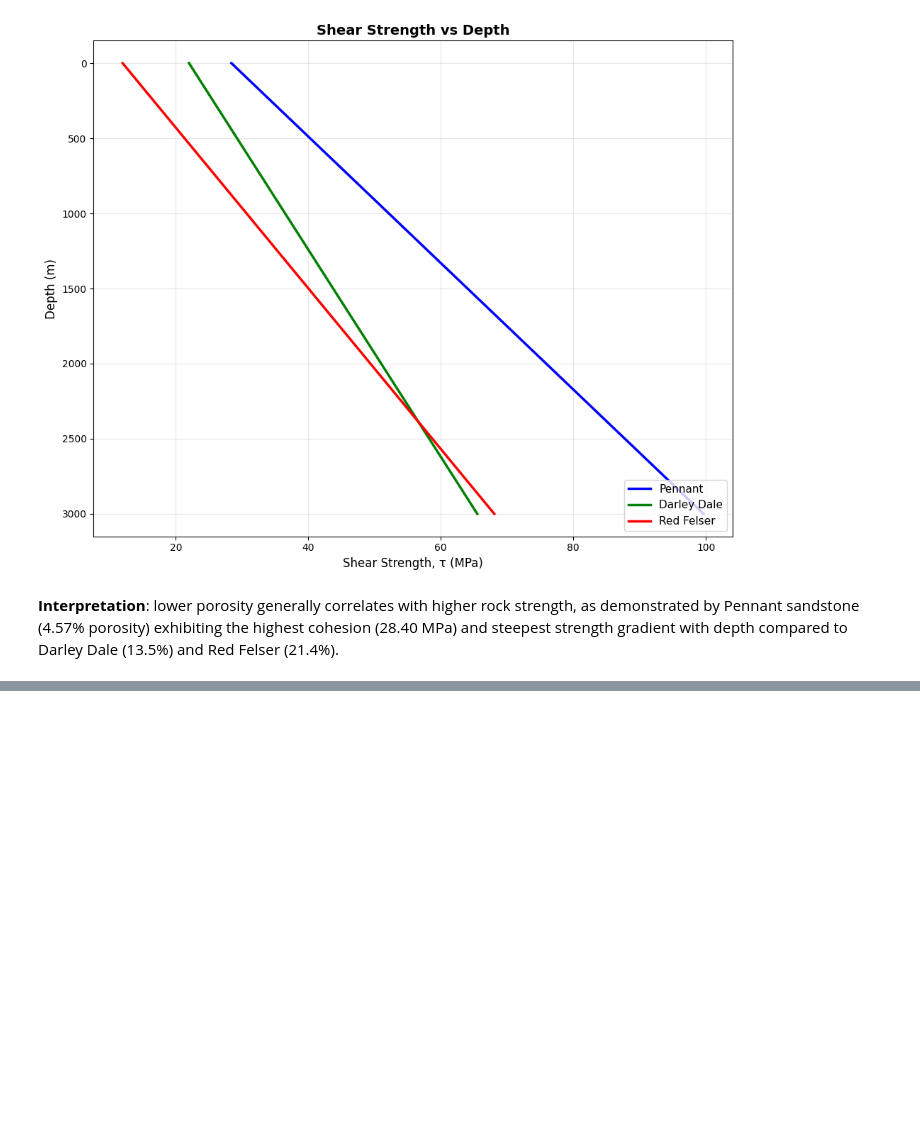
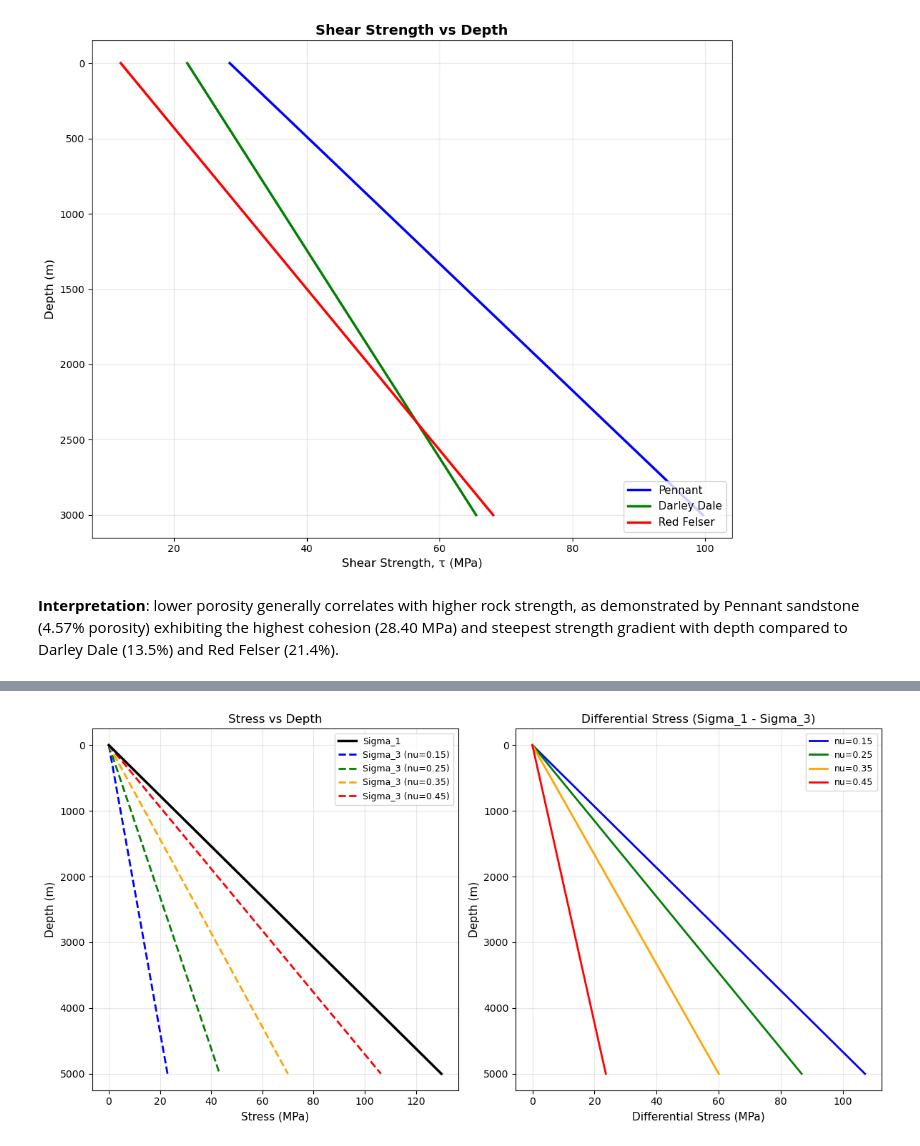
Before and after one commit to nandanajihha/Geomechanics-Q3, a Jupyter notebook: Exercise Geomechanics and Structural Geology (Feb 2026).ipynb, the cells around one changed output, grey strips where cells are left out. Drawn from its saved outputs; the diff is of its cells as text; code cells hidden in the pictures; blank space fills up the shorter version.

```diff
--- a/Exercise Geomechanics and Structural Geology (Feb 2026).ipynb
+++ b/Exercise Geomechanics and Structural Geology (Feb 2026).ipynb
@@ -360,0 +358,46 @@ sandstones (density of non-porous sandstone is 2.65 g/cm3</u>:
+# %%
+# Task 3a: Variable Poisson's ratio
+
+import numpy as np
+import matplotlib.pyplot as plt
+
+rho = 2650
+g = 9.81
+z = np.linspace(0, 5000, 100)
+nu_values = [0.15, 0.25, 0.35, 0.45]
+colors = ['blue', 'green', 'orange', 'red']
+
+sigma_1 = rho * g * z / 1e6
+
+fig, axes = plt.subplots(1, 2, figsize=(12, 6))
+
+# Plot 1: Sigma_1 and Sigma_3
+ax1 = axes[0]
+ax1.plot(sigma_1, z, 'k-', linewidth=2.5, label='Sigma_1', zorder=5)
+for nu, color in zip(nu_values, colors):
+    sigma_3 = (nu / (1 - nu)) * sigma_1
+    ax1.plot(sigma_3, z, '--', linewidth=2, color=color, label=f'Sigma_3 (nu={nu})')
+ax1.set_xlabel('Stress (MPa)', fontsize=11)
+ax1.set_ylabel('Depth (m)', fontsize=11)
+ax1.invert_yaxis()
+ax1.grid(alpha=0.3)
+ax1.legend(fontsize=9)
+ax1.set_title('Stress vs Depth', fontsize=12)
+
+# Plot 2: Differential Stress
+ax2 = axes[1]
+for nu, color in zip(nu_values, colors):
+    sigma_3 = (nu / (1 - nu)) * sigma_1
+    diff = sigma_1 - sigma_3
+    ax2.plot(diff, z, linewidth=2, color=color, label=f'nu={nu}')
+ax2.set_xlabel('Differential Stress (MPa)', fontsize=11)
+ax2.set_ylabel('Depth (m)', fontsize=11)
+ax2.invert_yaxis()
+ax2.grid(alpha=0.3)
+ax2.legend(fontsize=9)
+ax2.set_title('Differential Stress (Sigma_1 - Sigma_3)', fontsize=12)
+
+plt.tight_layout()
+plt.show()
+# %% [output]
+[figure, added]
```
Also changed, not shown: parts of 6 cells of this notebook.
